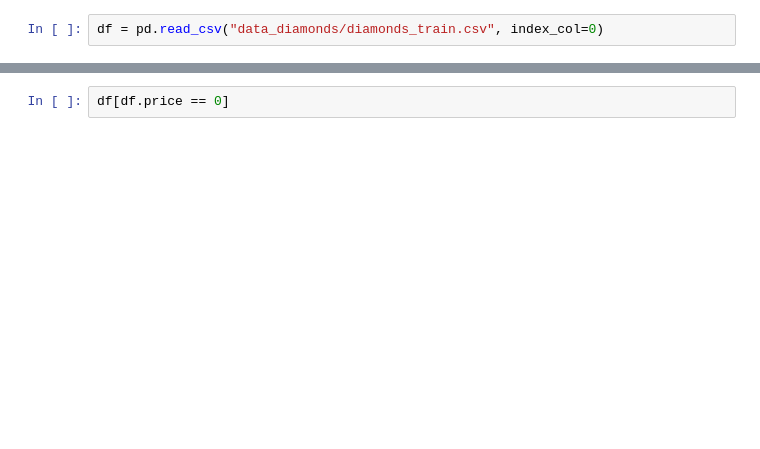
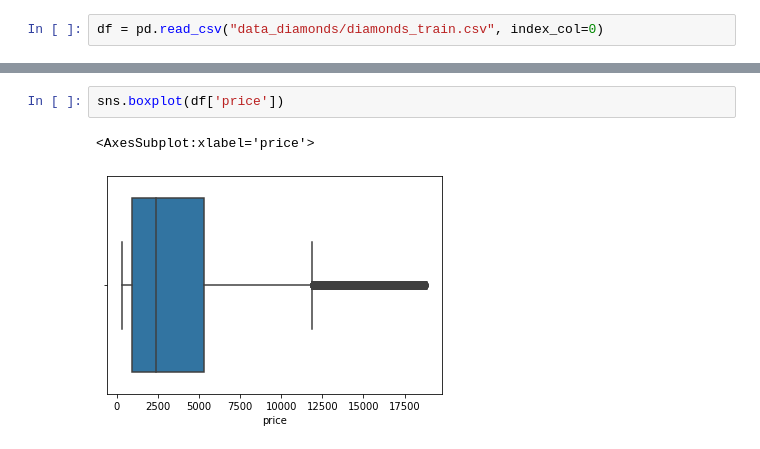
Before and after one commit to leo90rc/Leonardo.DataScience, a Jupyter notebook: week10_ML_competition_pca_kmeans/day4_competi_diamond/kaggle_diamonds.ipynb, the cells around one changed output, grey strips where cells are left out. Saved outputs shown, nothing was run; the diff lists cells and outputs as text; blank space fills up the shorter version.

```diff
--- a/week10_ML_competition_pca_kmeans/day4_competi_diamond/kaggle_diamonds.ipynb
+++ b/week10_ML_competition_pca_kmeans/day4_competi_diamond/kaggle_diamonds.ipynb
@@ -28,4 +112,7 @@ df.carat.unique()
 # %%
-df[df.price == 0]
+sns.boxplot(df['price'])
+# %% [output]
+<AxesSubplot:xlabel='price'>
+[figure, added]
 # %%
 df
```
Also changed, not shown: parts of 87 cells of this notebook, 5 other files.
